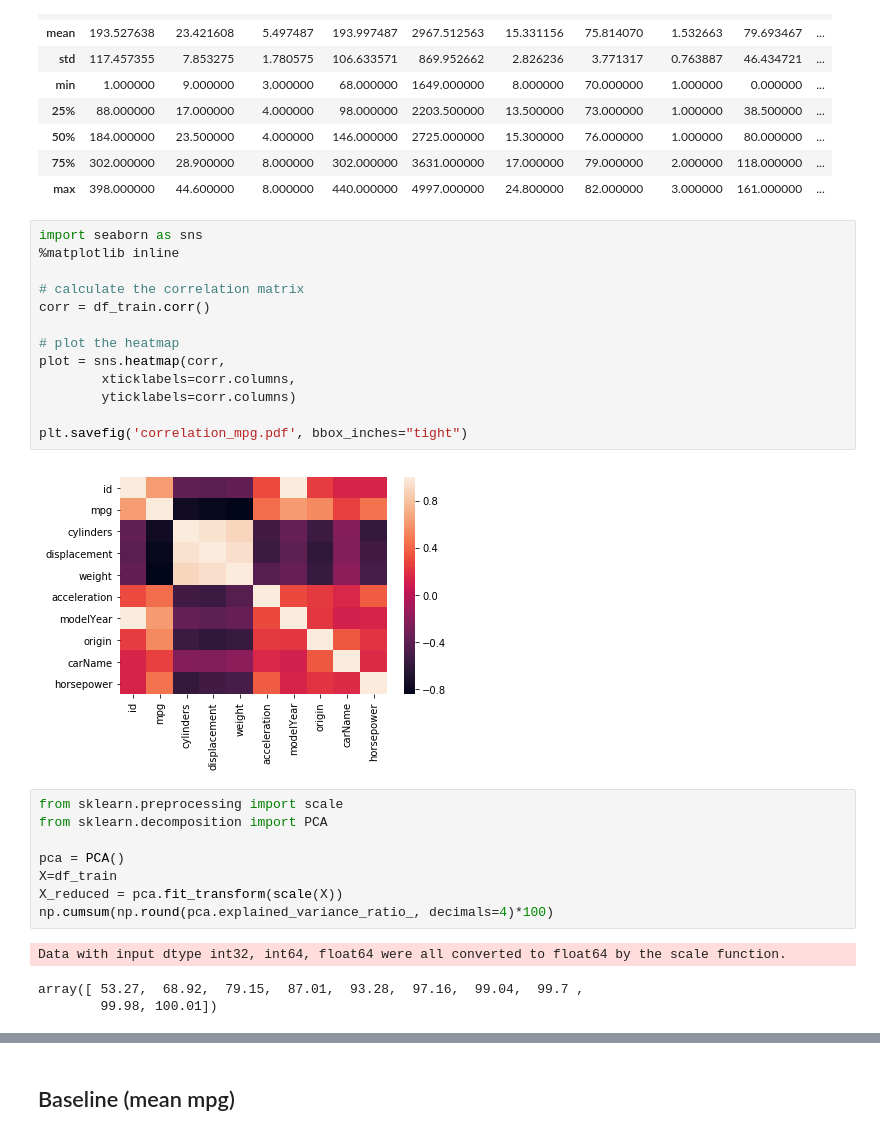
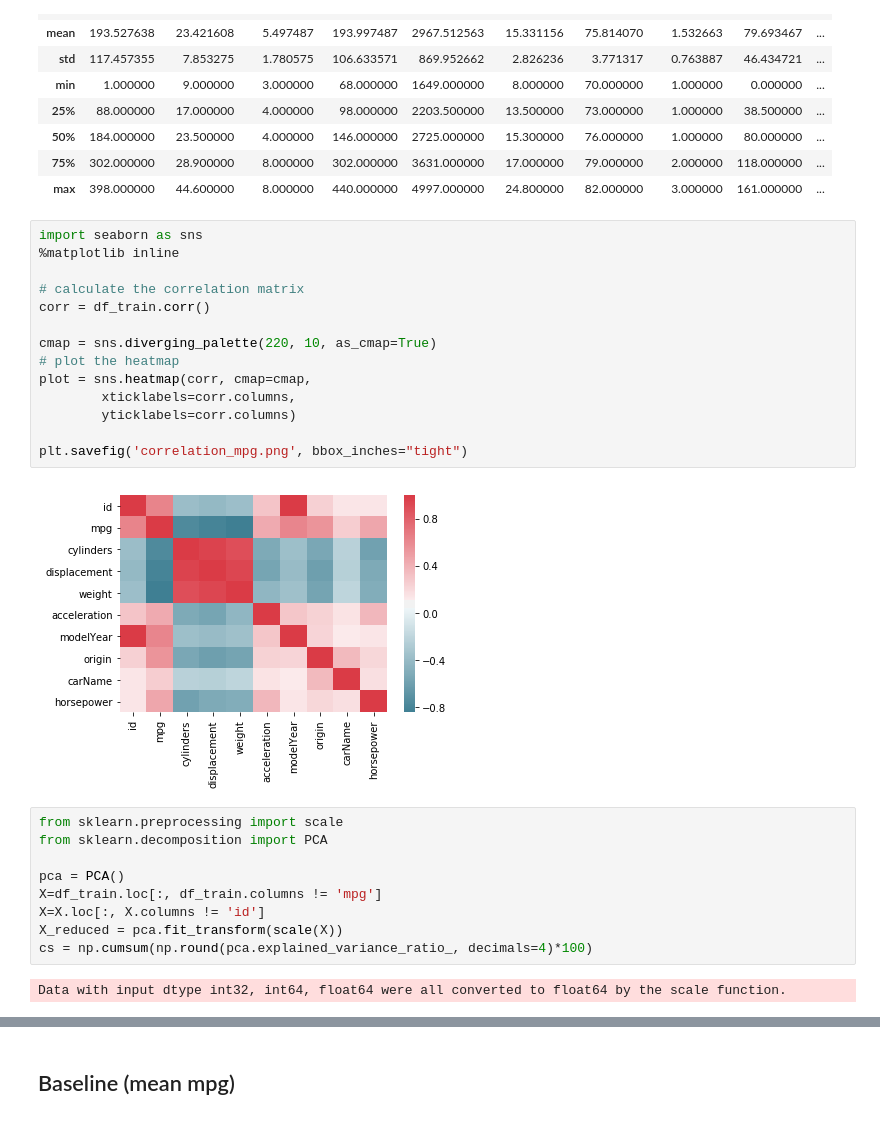
Before and after one commit to freecraver/ML-fun, a Jupyter notebook: mpg/mpg.ipynb, the cells around one changed output, grey strips where cells are left out. Drawn from its saved outputs; the diff is of its cells as text.

```diff
--- a/mpg/mpg.ipynb
+++ b/mpg/mpg.ipynb
@@ -108,27 +108,27 @@ df_train.describe()
 # %%
 import seaborn as sns
 %matplotlib inline
 
 # calculate the correlation matrix
 corr = df_train.corr()
 
+cmap = sns.diverging_palette(220, 10, as_cmap=True)
 # plot the heatmap
-plot = sns.heatmap(corr,
+plot = sns.heatmap(corr, cmap=cmap,
         xticklabels=corr.columns,
         yticklabels=corr.columns)
 
-plt.savefig('correlation_mpg.pdf', bbox_inches="tight")
+plt.savefig('correlation_mpg.png', bbox_inches="tight")
 # %% [output]
-[figure, old version]
+[figure, new version]
 # %%
 from sklearn.preprocessing import scale
 from sklearn.decomposition import PCA
 
 pca = PCA()
-X=df_train
+X=df_train.loc[:, df_train.columns != 'mpg']
+X=X.loc[:, X.columns != 'id']
 X_reduced = pca.fit_transform(scale(X))
-np.cumsum(np.round(pca.explained_variance_ratio_, decimals=4)*100)
+cs = np.cumsum(np.round(pca.explained_variance_ratio_, decimals=4)*100)
 # %% [output]
 Data with input dtype int32, int64, float64 were all converted to float64 by the scale function.
-array([ 53.27,  68.92,  79.15,  87.01,  93.28,  97.16,  99.04,  99.7 ,
-        99.98, 100.01])
```
Also changed, not shown: parts of 22 cells of this notebook, 1 other file.
